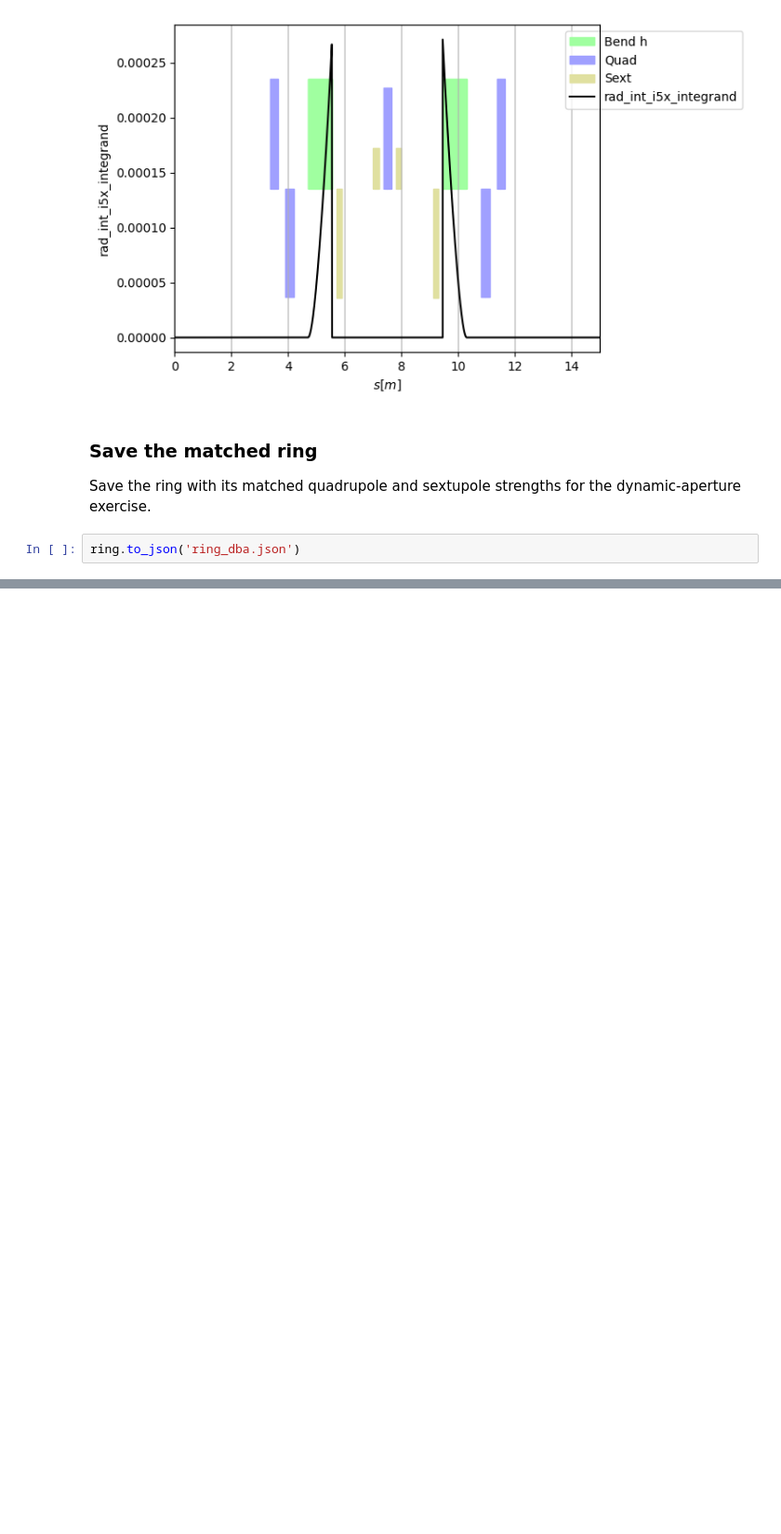
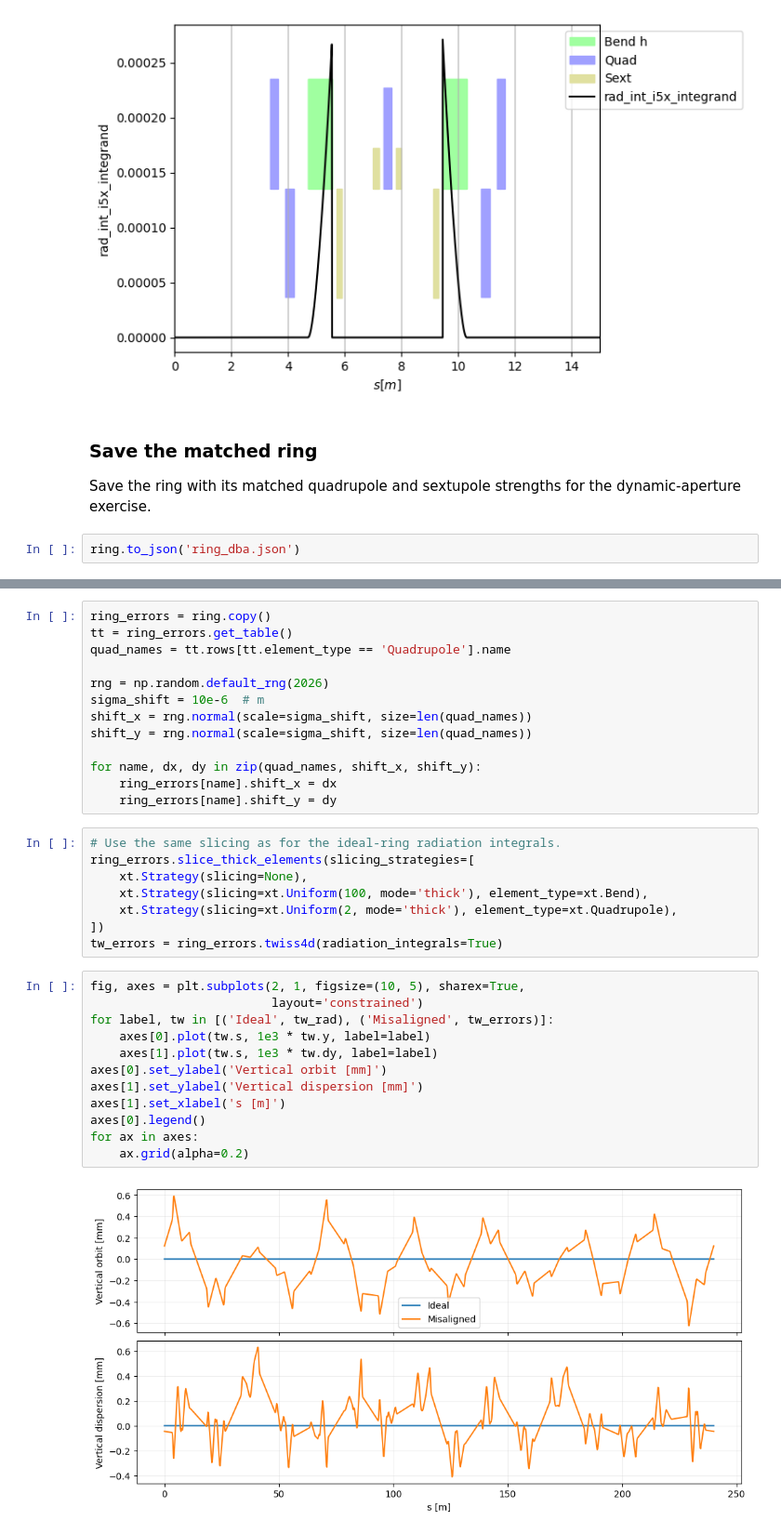
Before and after one commit to xsuite/tutorial_cas_ee_coll_and_ls, a Jupyter notebook: notebook_04_dba.ipynb, the cells around one changed output, grey strips where cells are left out. Shown at 93% size. Drawn from its saved outputs; the diff is of its cells as text; blank space fills up the shorter version.

Commit message:
Add DBA alignment-error exercise and mark FCC notebooks as sources

```diff
--- a/notebook_04_dba.ipynb
+++ b/notebook_04_dba.ipynb
@@ -331,0 +340,35 @@ ring.to_json('ring_dba.json')
+# %%
+ring_errors = ring.copy()
+tt = ring_errors.get_table()
+quad_names = tt.rows[tt.element_type == 'Quadrupole'].name
+
+rng = np.random.default_rng(2026)
+sigma_shift = 10e-6  # m
+shift_x = rng.normal(scale=sigma_shift, size=len(quad_names))
+shift_y = rng.normal(scale=sigma_shift, size=len(quad_names))
+
+for name, dx, dy in zip(quad_names, shift_x, shift_y):
+    ring_errors[name].shift_x = dx
+    ring_errors[name].shift_y = dy
+# %%
+# Use the same slicing as for the ideal-ring radiation integrals.
+ring_errors.slice_thick_elements(slicing_strategies=[
+    xt.Strategy(slicing=None),
+    xt.Strategy(slicing=xt.Uniform(100, mode='thick'), element_type=xt.Bend),
+    xt.Strategy(slicing=xt.Uniform(2, mode='thick'), element_type=xt.Quadrupole),
+])
+tw_errors = ring_errors.twiss4d(radiation_integrals=True)
+# %%
+fig, axes = plt.subplots(2, 1, figsize=(10, 5), sharex=True,
+                         layout='constrained')
+for label, tw in [('Ideal', tw_rad), ('Misaligned', tw_errors)]:
+    axes[0].plot(tw.s, 1e3 * tw.y, label=label)
+    axes[1].plot(tw.s, 1e3 * tw.dy, label=label)
+axes[0].set_ylabel('Vertical orbit [mm]')
+axes[1].set_ylabel('Vertical dispersion [mm]')
+axes[1].set_xlabel('s [m]')
+axes[0].legend()
+for ax in axes:
+    ax.grid(alpha=0.2)
+# %% [output]
+[figure, added]
```
Also changed, not shown: parts of 4 cells of this notebook, 6 other files.
